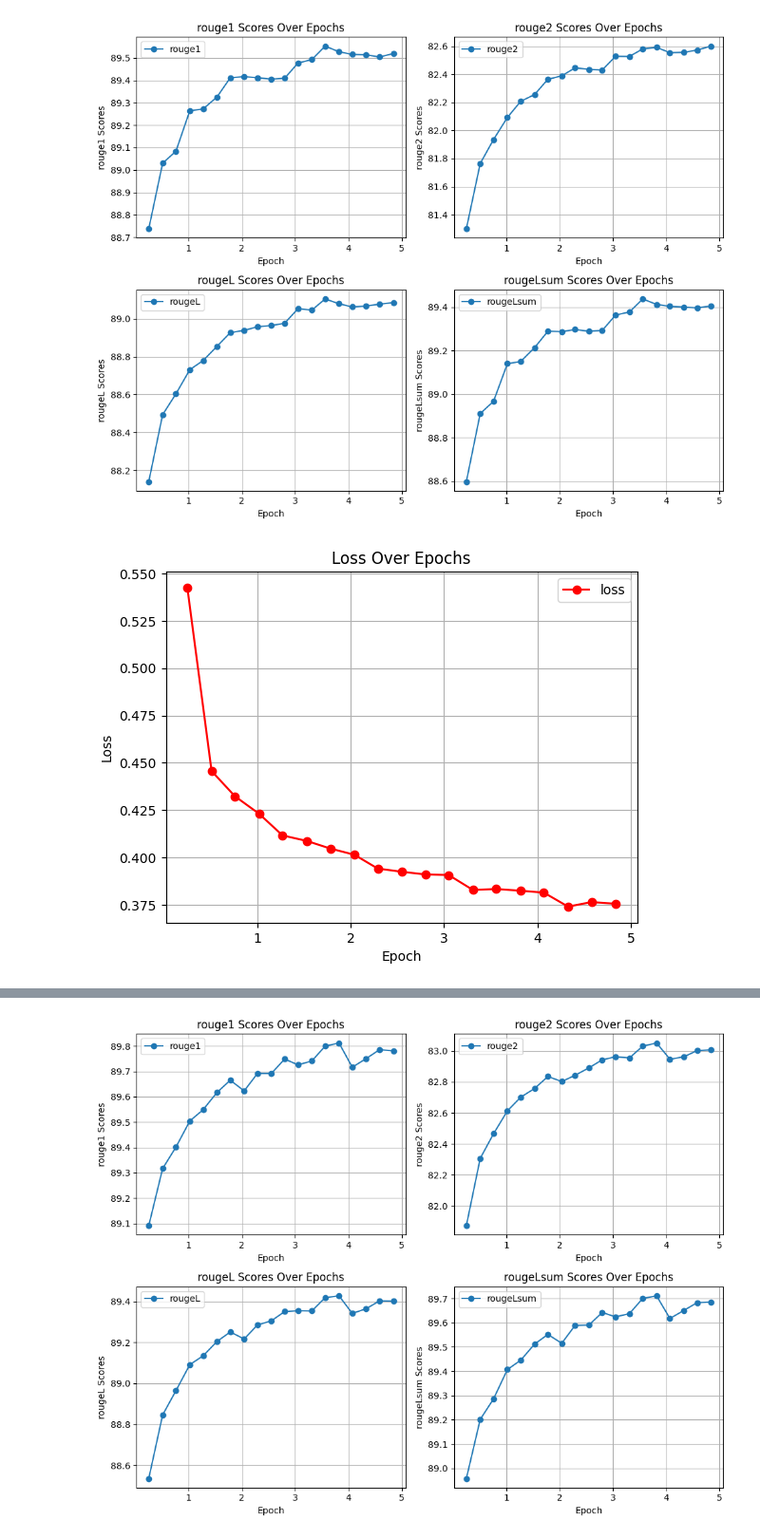
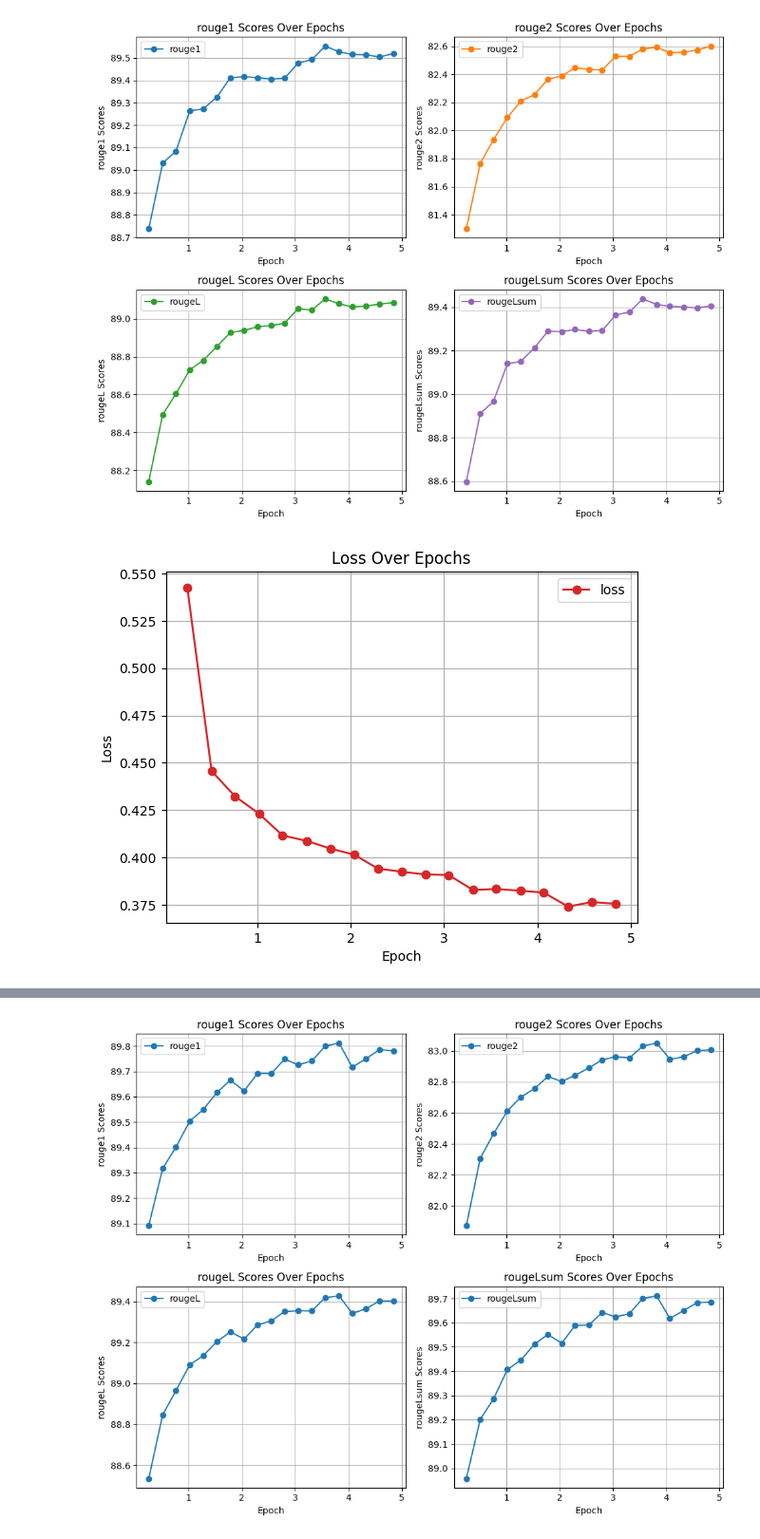
Before and after one commit to aakashvarma/codegen, a Jupyter notebook: utils/codellama_plots.ipynb, the cells around one changed output, grey strips where cells are left out. Shown at 95% size. Saved outputs shown, nothing was run; the diff lists cells and outputs as text; code cells hidden in the pictures.

```diff
--- a/utils/codellama_plots.ipynb
+++ b/utils/codellama_plots.ipynb
@@ -4,6 +4,10 @@ import ast
 import argparse
 import matplotlib.pyplot as plt
 import pandas as pd
+
+# Choose a readable sans-serif font
+plt.rcParams["font.family"] = "sans-serif"
+plt.rcParams["font.size"] = 10  # Adjust font size as needed
 
 def extract_json_data_from_text(text):
     json_pattern = re.compile(r'\{.*?\}')
@@ -45,11 +49,14 @@ def plot_rouge_subplots(values_by_key):
 
     values_by_key['epoch'] = values_by_key['epoch'][:-1]
 
+    # Use a muted pastel color palette
+    colors = ['tab:blue', 'tab:orange', 'tab:green', 'tab:purple']
+
     for i, key in enumerate(rouge_keys):
         row = i // 2
         col = i % 2
         values = values_by_key[key]
-        axs[row, col].plot(values_by_key['epoch'], values, marker='o', linestyle='-', label=key)
+        axs[row, col].plot(values_by_key['epoch'], values, marker='o', linestyle='-', label=key, color=colors[i])
         axs[row, col].set_xlabel('Epoch')
         axs[row, col].set_ylabel(f'{key} Scores')
         axs[row, col].set_title(f'{key} Scores Over Epochs')
@@ -62,7 +69,7 @@ def plot_rouge_subplots(values_by_key):
 def plot_loss(values_by_key):
     plt.figure()
     values = values_by_key['loss']
-    plt.plot(values_by_key['epoch'], values, marker='o', linestyle='-', color='r', label='loss')
+    plt.plot(values_by_key['epoch'], values, marker='o', linestyle='-', color='tab:red', label='loss')
     plt.xlabel('Epoch')
     plt.ylabel('Loss')
     plt.title('Loss Over Epochs')
@@ -72,7 +79,7 @@ def plot_loss(values_by_key):
 
 def print_results_table(values_by_key):
     df = pd.DataFrame({key: values_by_key[key] for key in ['epoch', 'rouge1', 'rouge2', 'rougeL', 'rougeLsum']})
-    print(df)
+    print(df.to_string())  # Use to_string() for cleaner printed table
 
 def main(file_path):
     with open(file_path, 'r') as file:
@@ -85,9 +92,8 @@ def main(file_path):
 
     plot_rouge_subplots(values_by_key)
     plot_loss(values_by_key)
-    print_results_table(values_by_key)
 # %%
-main("codellama_qlora_nf4_r1.log")
+main("../results/codellama_qlora_nf4_r1.log")
 # %% [output]
-[figure, old version]
+[figure, new version]
-[figure, old version]
+[figure, new version]
```
Also changed, not shown: parts of 2 cells of this notebook.
